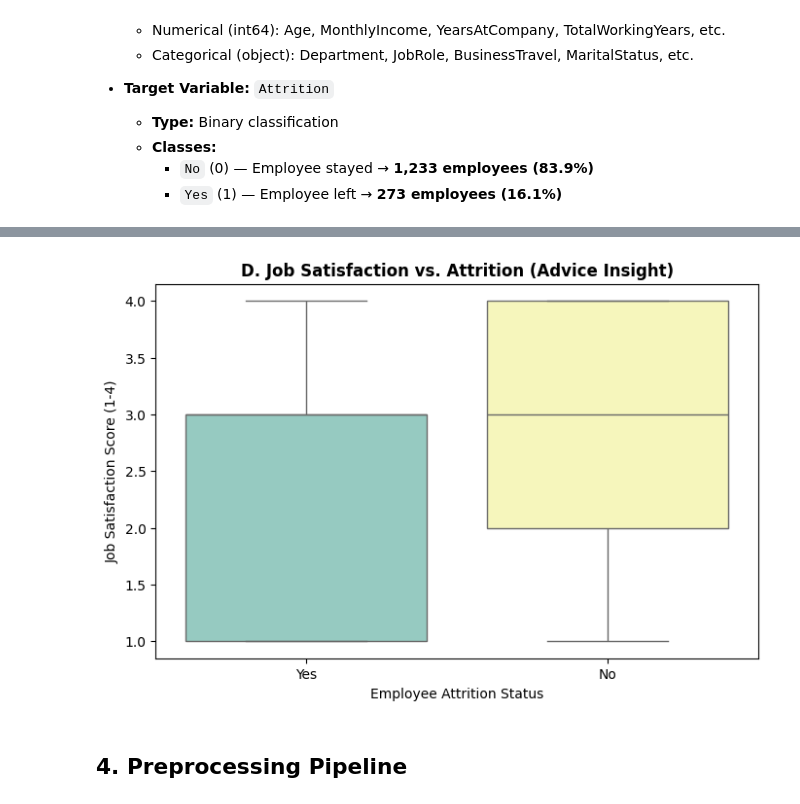
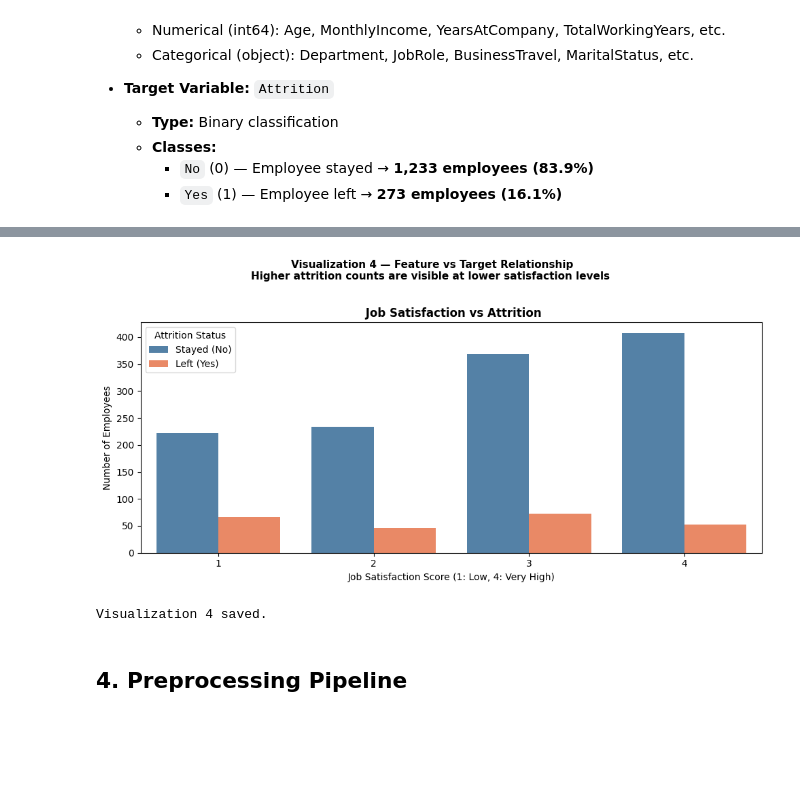
Before and after one commit to K0alaxy/SWE485-G2-Phase1, a Jupyter notebook: Phase1_Data_Exploration.ipynb, the cells around one changed output, grey strips where cells are left out. Saved outputs shown, nothing was run; the diff lists cells and outputs as text; code cells hidden in the pictures; blank space fills up the shorter version.

```diff
--- a/Phase1_Data_Exploration.ipynb
+++ b/Phase1_Data_Exploration.ipynb
@@ -149,19 +222,34 @@ plt.show()
 # %%
-# Relationship for Advice
-plt.figure(figsize=(8, 5))
+# VISUALIZATION 4: Job Satisfaction vs Attrition
+fig, ax = plt.subplots(figsize=(10, 5))
 
-# Using a Box Plot to show the spread of satisfaction
-sns.boxplot(x='Attrition', y='JobSatisfaction', data=df, hue='Attrition', palette='Set3', legend=False)
+# Count Plot
+sns.countplot(
+    x='JobSatisfaction',
+    hue='Attrition',
+    data=df,
+    palette=['steelblue', 'coral'],
+    ax=ax
+)
 
-plt.title('D. Job Satisfaction vs. Attrition (Advice Insight)', fontweight='bold')
-plt.xlabel('Employee Attrition Status')
-plt.ylabel('Job Satisfaction Score (1-4)')
+plt.title(' Job Satisfaction vs Attrition',fontsize=12, fontweight='bold')
+plt.xlabel('Job Satisfaction Score (1: Low, 4: Very High)')
+plt.ylabel('Number of Employees')
+plt.legend(title='Attrition Status', labels=['Stayed (No)', 'Left (Yes)'])
+plt.suptitle(
+    'Visualization 4 — Feature vs Target Relationship\n'
+    'Higher attrition counts are visible at lower satisfaction levels \n',
+    fontsize=11,
+    fontweight='bold'
+)
 
-# Save the plot as required by the Phase 1 guide and display it
+plt.tight_layout()
 plt.savefig('plots/viz4_job_satisfaction_vs_attrition.png', bbox_inches='tight')
 plt.show()
+print('Visualization 4 saved.')
 # %% [output]
-[figure, old version]
+[figure, new version]
+Visualization 4 saved.
 # %% [markdown]
 ## 4. Preprocessing Pipeline
 # %% [markdown]
```
Also changed, not shown: parts of 9 cells of this notebook, 8 other files.
